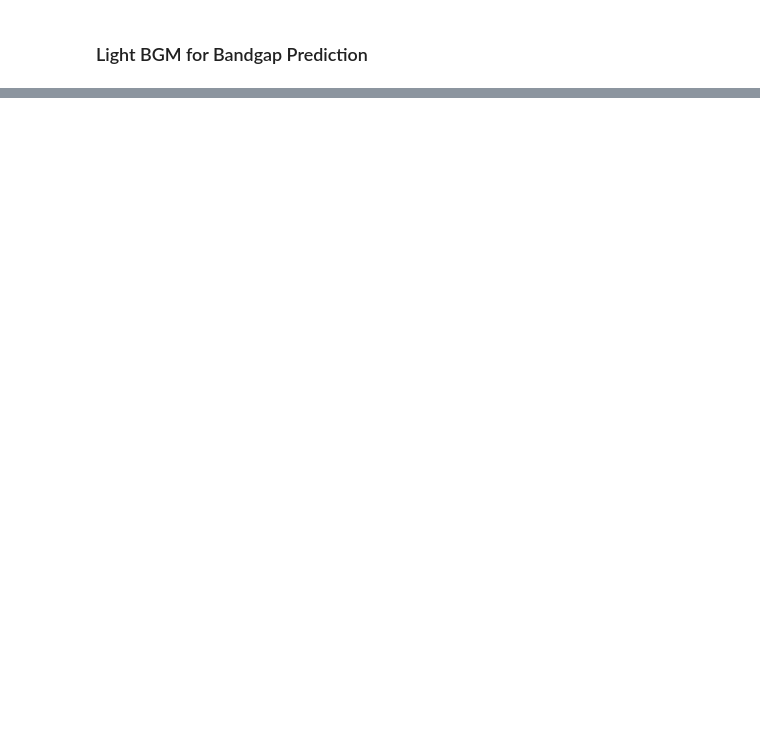
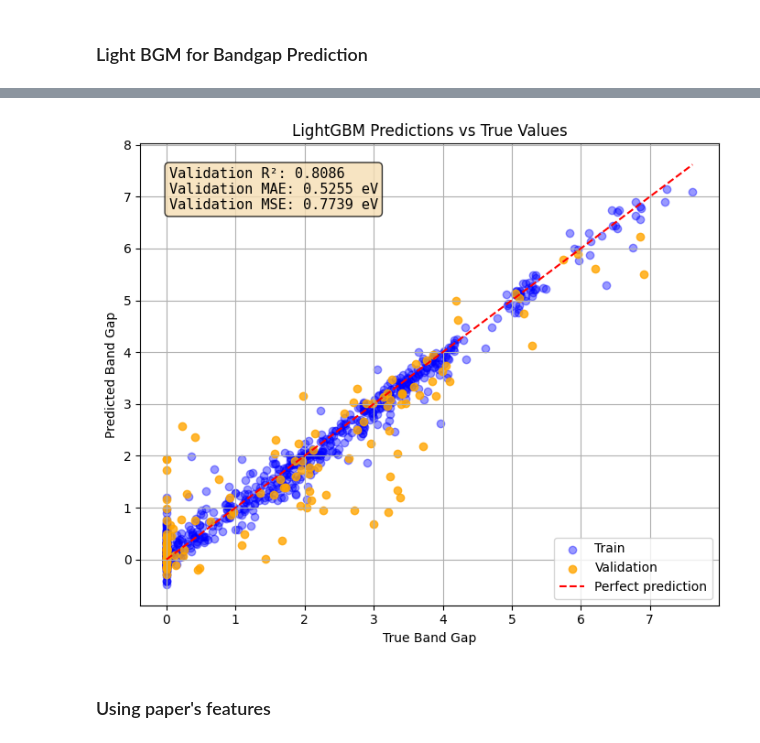
Before and after one commit to jetyue04/bandgap-prediction, a Jupyter notebook: notebooks/lightbgm.ipynb, the cells around one changed output, grey strips where cells are left out. Saved outputs shown, nothing was run; the diff lists cells and outputs as text; code cells hidden in the pictures; blank space fills up the shorter version.

Commit message:
lightbgm finalize

```diff
--- a/notebooks/lightbgm.ipynb
+++ b/notebooks/lightbgm.ipynb
@@ -42,0 +75,4 @@ test_data = lgb.Dataset(X_test, label=y_test, reference=train_data)
+# %%
+train_bandgap= lgb.Dataset(X_bandgap_train, label=y_bandgap_train)
+val_bandgap = lgb.Dataset(X_bandgap_val, label=y_bandgap_val, reference=train_bandgap)
+test_bandgap = lgb.Dataset(X_bandgap_test, label=y_bandgap_test, reference=train_bandgap)
@@ -43,5 +103,5 @@ test_data = lgb.Dataset(X_test, label=y_test, reference=train_data)
 # %%
-best_params = {
+best_params_bandgap = {
     'objective': 'regression',
     'metric': 'rmse',
     'boosting_type': 'gbdt',
@@ -56,17 +116,16 @@ best_params = {
     'verbose': -1
 }
 
-# num_round = 300
-bst = lgb.train(
-    best_params,
-    train_data,
-    valid_sets=[val_data],
+bst_bandgap = lgb.train(
+    best_params_bandgap,
+    train_bandgap,
+    valid_sets=[val_bandgap],
     callbacks=[lgb.early_stopping(stopping_rounds=50)]
     # early_stopping_rounds=50,
     # verbose_eval=False
 )
-# y_pred = bst.predict(X_test, num_iteration=bst.best_iteration)
-# mse = mean_squared_error(y_test, y_pred)
+y_pred_bandgap_train = bst_bandgap.predict(X_bandgap_train, num_iteration=bst_bandgap.best_iteration)
+y_pred_bandgap_val = bst_bandgap.predict(X_bandgap_val, num_iteration=bst_bandgap.best_iteration)
 # %% [output]
 Training until validation scores don't improve for 50 rounds
 Early stopping, best iteration is:
@@ -111,0 +153,45 @@ plt.show()
+# %%
+fig, ax = plt.subplots(figsize=(7, 6))
+
+# Training set
+ax.scatter(y_bandgap_train, y_pred_bandgap_train,
+           label='Train', alpha=0.4, color='blue')
+
+# Validation set
+ax.scatter(y_bandgap_val, y_pred_bandgap_val,
+           label='Validation', alpha=0.8, color='orange')
+
+# Perfect prediction line
+low = min(min(y_bandgap_train), min(y_bandgap_val))
+high = max(max(y_bandgap_train), max(y_bandgap_val))
+ax.plot([low, high], [low, high], '--k', color = 'red', label='Perfect prediction')
+
+# Labels
+ax.set_xlabel("True Band Gap")
+ax.set_ylabel("Predicted Band Gap")
+ax.set_title("LightGBM Predictions vs True Values")
+ax.legend(loc='lower right')
+ax.grid(True)
+
+# Metrics
+rmse = np.sqrt(mean_squared_error(y_bandgap_val, y_pred_bandgap_val))
+r2 = r2_score(y_bandgap_val, y_pred_bandgap_val)
+mae = mean_absolute_error(y_bandgap_val, y_pred_bandgap_val)
+
+textstr = (
+    f'Validation R²: {r2:.4f}\n'
+    f'Validation MAE: {mae:.4f} eV\n'
+    f'Validation MSE: {rmse:.4f} eV'
+)
+
+props = dict(boxstyle='round', facecolor='wheat', alpha=0.8)
+ax.text(0.05, 0.95, textstr, transform=ax.transAxes,
+        fontsize=11, verticalalignment='top',
+        bbox=props, family='monospace')
+
+plt.tight_layout()
+plt.show()
+# %% [output]
+[figure, added]
+# %% [markdown]
+### Using paper's features
```
Also changed, not shown: parts of 29 cells of this notebook, 1 other file.
